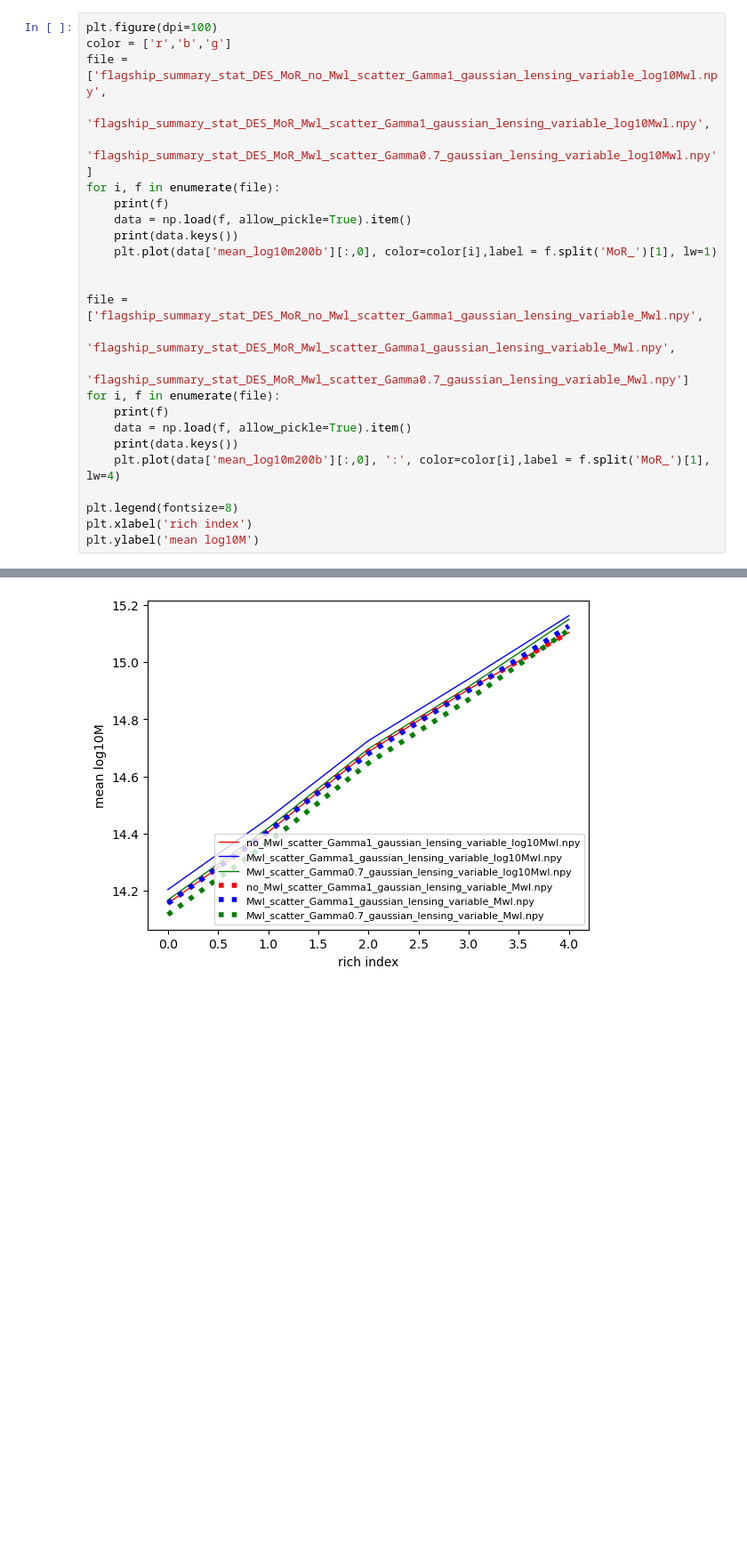
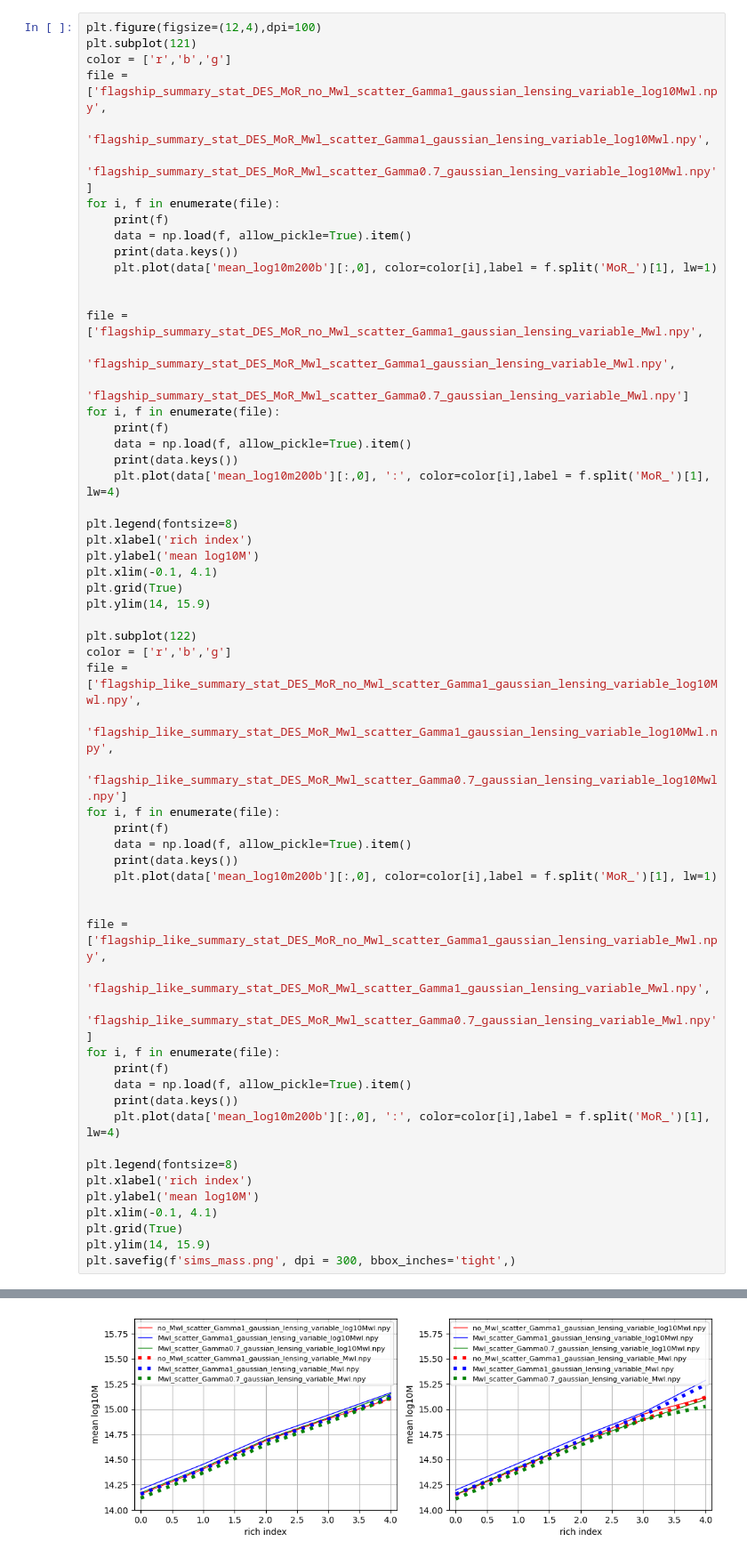
Before and after one commit to calumhrmurray/capish, a Jupyter notebook: euclid_flagship_simulations/see_flagship_summary_stats.ipynb, the cells around one changed output, grey strips where cells are left out. Shown at 89% size. Drawn from its saved outputs; the diff is of its cells as text; blank space fills up the shorter version.

```diff
--- a/euclid_flagship_simulations/see_flagship_summary_stats.ipynb
+++ b/euclid_flagship_simulations/see_flagship_summary_stats.ipynb
@@ -12,7 +12,8 @@ def load(filename, **kwargs):
         return pickle.load(fin, **kwargs)
 import itertools
 # %%
-plt.figure(dpi=100)
+plt.figure(figsize=(12,4),dpi=100)
+plt.subplot(121)
 color = ['r','b','g']
 file = ['flagship_summary_stat_DES_MoR_no_Mwl_scatter_Gamma1_gaussian_lensing_variable_log10Mwl.npy',
        'flagship_summary_stat_DES_MoR_Mwl_scatter_Gamma1_gaussian_lensing_variable_log10Mwl.npy',
@@ -36,6 +37,38 @@ for i, f in enumerate(file):
 plt.legend(fontsize=8)
 plt.xlabel('rich index')
 plt.ylabel('mean log10M')
+plt.xlim(-0.1, 4.1)
+plt.grid(True)
+plt.ylim(14, 15.9)
+
+plt.subplot(122)
+color = ['r','b','g']
+file = ['flagship_like_summary_stat_DES_MoR_no_Mwl_scatter_Gamma1_gaussian_lensing_variable_log10Mwl.npy',
+       'flagship_like_summary_stat_DES_MoR_Mwl_scatter_Gamma1_gaussian_lensing_variable_log10Mwl.npy',
+       'flagship_like_summary_stat_DES_MoR_Mwl_scatter_Gamma0.7_gaussian_lensing_variable_log10Mwl.npy']
+for i, f in enumerate(file):
+    print(f)
+    data = np.load(f, allow_pickle=True).item()
+    print(data.keys())
+    plt.plot(data['mean_log10m200b'][:,0], color=color[i],label = f.split('MoR_')[1], lw=1)
+
+
+file = ['flagship_like_summary_stat_DES_MoR_no_Mwl_scatter_Gamma1_gaussian_lensing_variable_Mwl.npy',
+       'flagship_like_summary_stat_DES_MoR_Mwl_scatter_Gamma1_gaussian_lensing_variable_Mwl.npy',
+       'flagship_like_summary_stat_DES_MoR_Mwl_scatter_Gamma0.7_gaussian_lensing_variable_Mwl.npy']
+for i, f in enumerate(file):
+    print(f)
+    data = np.load(f, allow_pickle=True).item()
+    print(data.keys())
+    plt.plot(data['mean_log10m200b'][:,0], ':', color=color[i],label = f.split('MoR_')[1], lw=4)
+
+plt.legend(fontsize=8)
+plt.xlabel('rich index')
+plt.ylabel('mean log10M')
+plt.xlim(-0.1, 4.1)
+plt.grid(True)
+plt.ylim(14, 15.9)
+plt.savefig(f'sims_mass.png', dpi = 300, bbox_inches='tight',)
 # %% [output]
 flagship_summary_stat_DES_MoR_no_Mwl_scatter_Gamma1_gaussian_lensing_variable_log10Mwl.npy
 dict_keys(['count_with_m200b_def', 'mean_log10m200b', 'count_with_m200c_def', 'mean_log10m200c'])
@@ -53 +90 @@ Text(0, 0.5, 'mean log10M')
-[figure, old version]
+[figure, new version]
```
Also changed, not shown: parts of 3 cells of this notebook.
